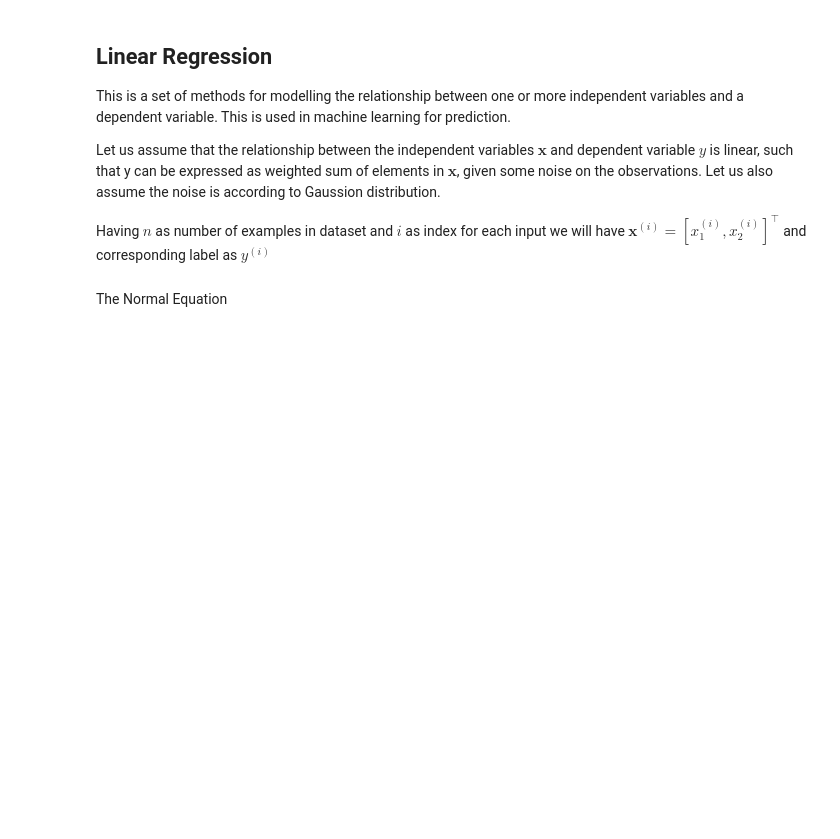
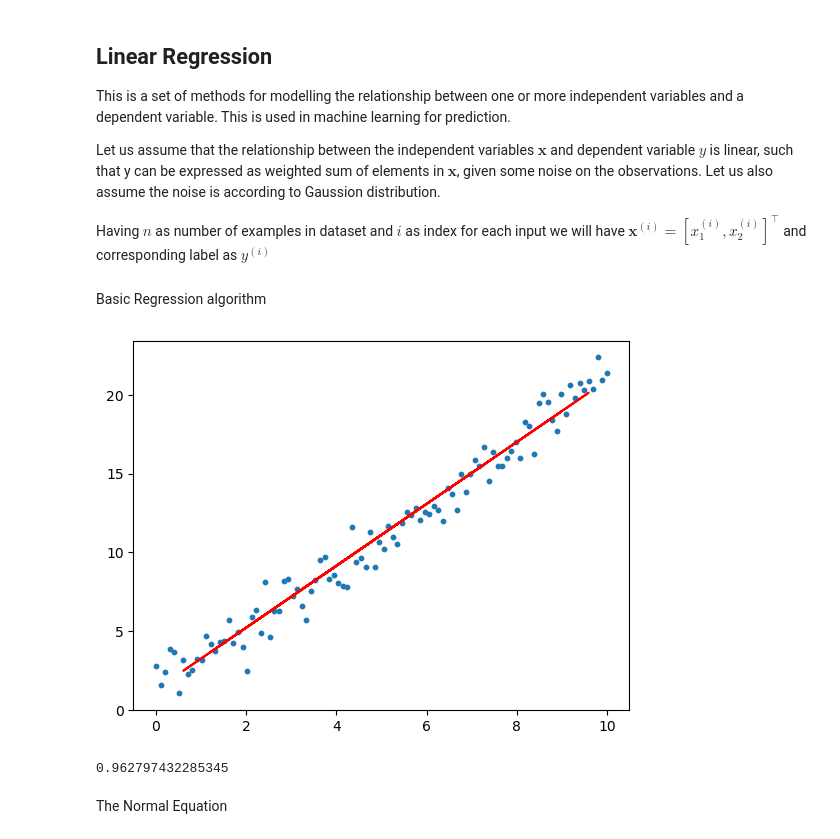
Before and after one commit to johnmoses/zero-to-hero-python-ai, a Jupyter notebook: Regression/intro.ipynb, the cells around one changed output. Cells and saved outputs as stored; diff of their text form; code cells hidden in the pictures; blank space fills up the shorter version.

```diff
--- a/Regression/intro.ipynb
+++ b/Regression/intro.ipynb
@@ -11,6 +11,32 @@ This is a set of methods for modelling the relationship between one or more inde
 Let us assume that the relationship between the independent variables $\mathbf{x}$ and dependent variable $y$ is linear, such that y can be expressed as weighted sum of elements in $\mathbf{x}$, given some noise on the observations. Let us also assume the noise is according to Gaussion distribution.
 
 Having $n$ as number of examples in dataset and $i$ as index for each input we will have $\mathbf{x}^{(i)} = [x_1^{(i)}, x_2^{(i)}]^\top$ and corresponding label as $y^{(i)}$
+# %% [markdown]
+Basic Regression algorithm
+# %%
+"""
+Write a basic regression algorithm wuth synthetic dataset. Visualize the results
+"""
+import numpy as np
+import matplotlib.pyplot as plt
+from sklearn.linear_model import LinearRegression
+from sklearn.model_selection import train_test_split
+
+np.random.seed(0)
+n = 100
+x = np.linspace(0, 10, n).reshape(-1, 1)
+y = 2 * x + 1 + np.random.randn(n, 1)
+xtrain, xtest, ytrain, ytest = train_test_split(x, y, test_size=0.2)
+model = LinearRegression()
+model.fit(xtrain, ytrain)
+y_pred = model.predict(xtest)
+plt.scatter(x, y, s=10)
+plt.plot(xtest, y_pred, color='r')
+plt.show()
+print(model.score(xtest, ytest))
+# %% [output]
+[figure, added]
+0.962797432285345
 # %% [markdown]
 The Normal Equation
 # %%
```
Also changed, not shown: 3 other files.
